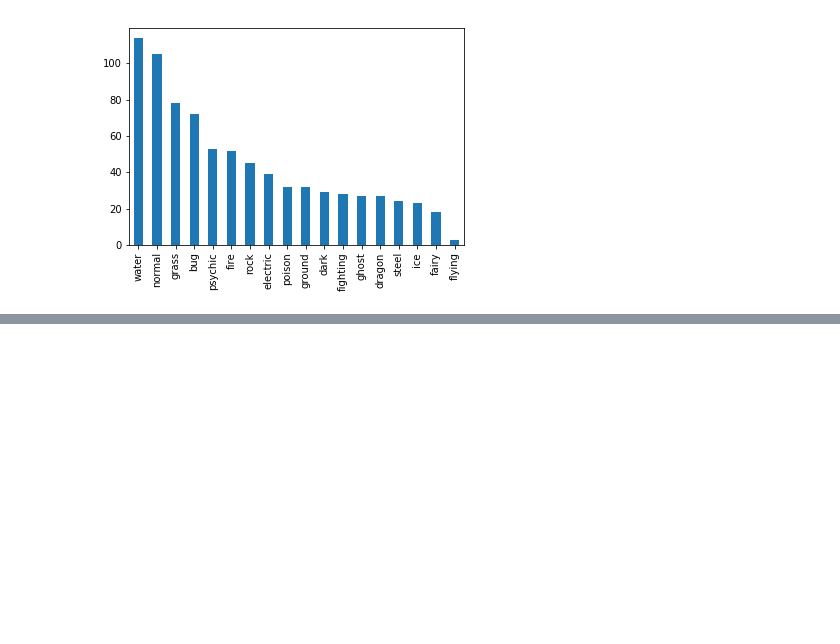
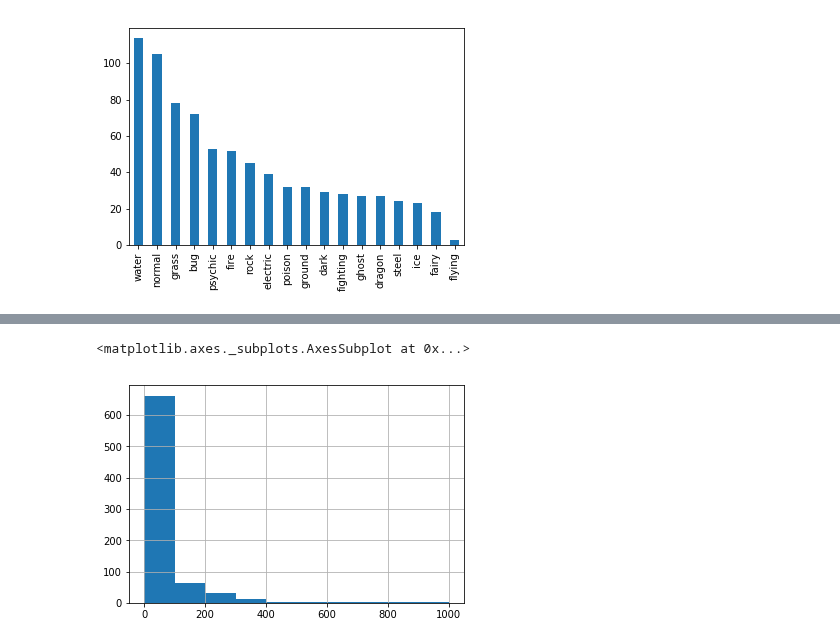
Before and after one commit to data-droid/study, a Jupyter notebook: kaggleLearn/DataVisualization2.ipynb, the cells around one changed output, grey strips where cells are left out. Drawn from its saved outputs; the diff is of its cells as text; code cells hidden in the pictures; blank space fills up the shorter version.

```diff
--- a/kaggleLearn/DataVisualization2.ipynb
+++ b/kaggleLearn/DataVisualization2.ipynb
@@ -78,0 +79,5 @@ pokemon.hp.value_counts().plot.line()
+# %%
+pokemon.weight_kg.hist()
+# %% [output]
+<matplotlib.axes._subplots.AxesSubplot at 0x...>
+[figure, added]
```
Also changed, not shown: parts of 1 cell of this notebook.
